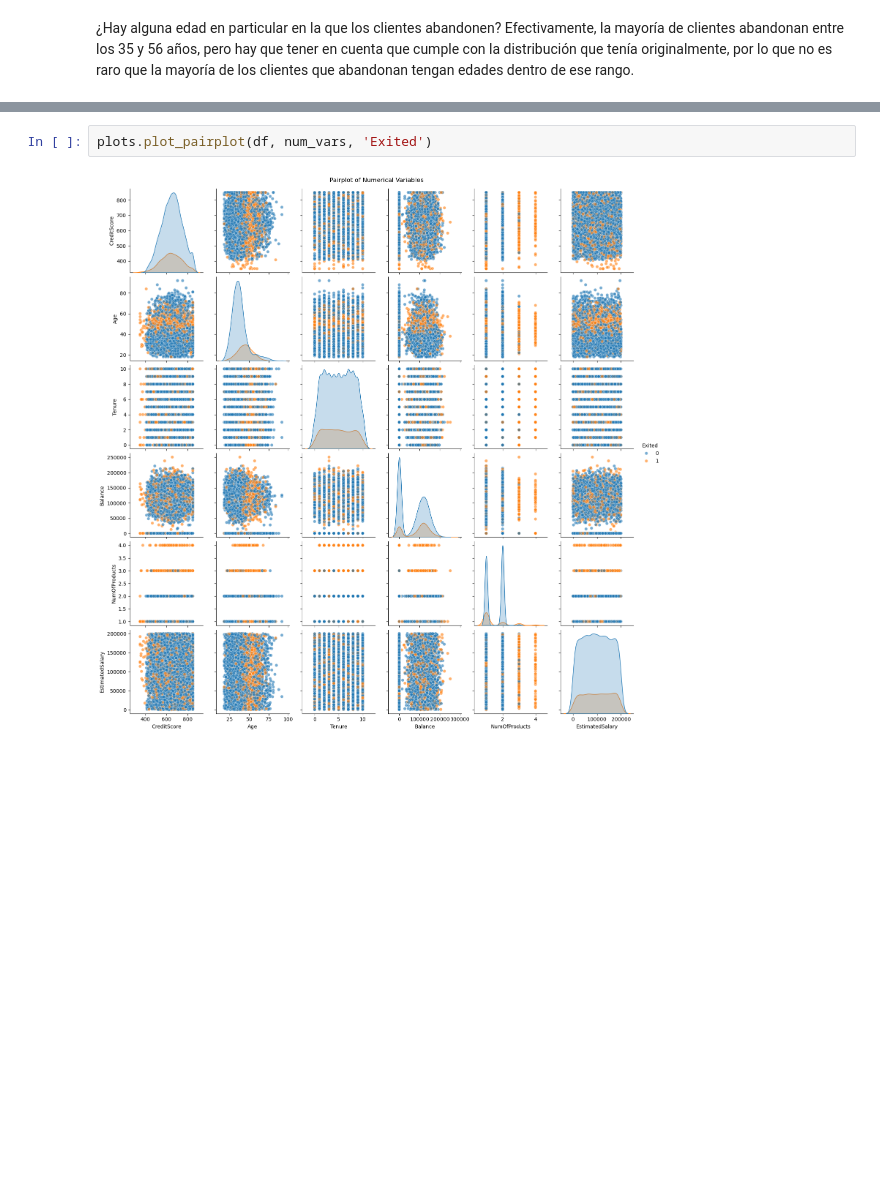
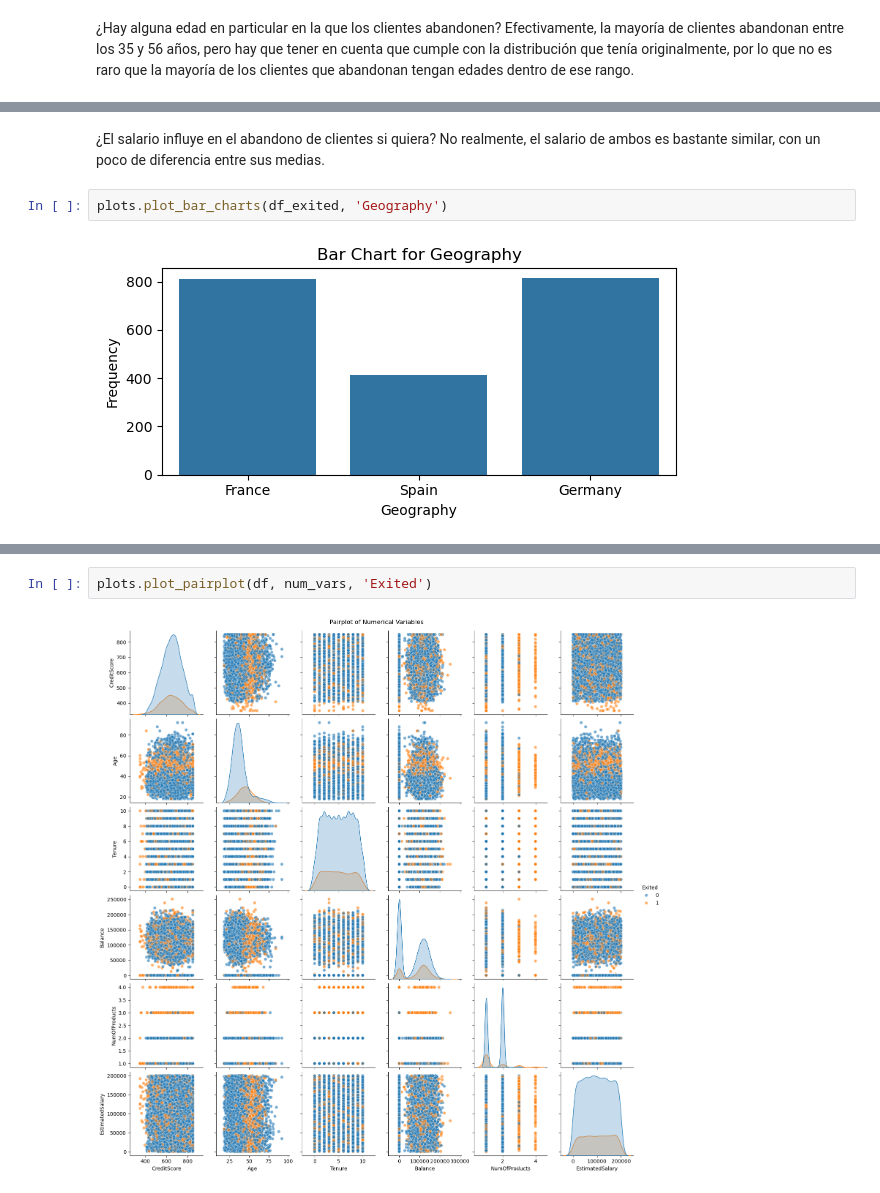
Before and after one commit to davexat/Customer_Churn_Predictor, a Jupyter notebook: notebooks/2.0_dsb_data_exploration.ipynb, the cells around one changed output, grey strips where cells are left out. Drawn from its saved outputs; the diff is of its cells as text; blank space fills up the shorter version.

```diff
--- a/notebooks/2.0_dsb_data_exploration.ipynb
+++ b/notebooks/2.0_dsb_data_exploration.ipynb
@@ -132,0 +256,6 @@ Preguntas planteadas anteriormente:
+# %% [markdown]
+¿El salario influye en el abandono de clientes si quiera? No realmente, el salario de ambos es bastante similar, con un poco de diferencia entre sus medias.
+# %%
+plots.plot_bar_charts(df_exited, 'Geography')
+# %% [output]
+[figure, added]
```
Also changed, not shown: parts of 30 cells of this notebook.
